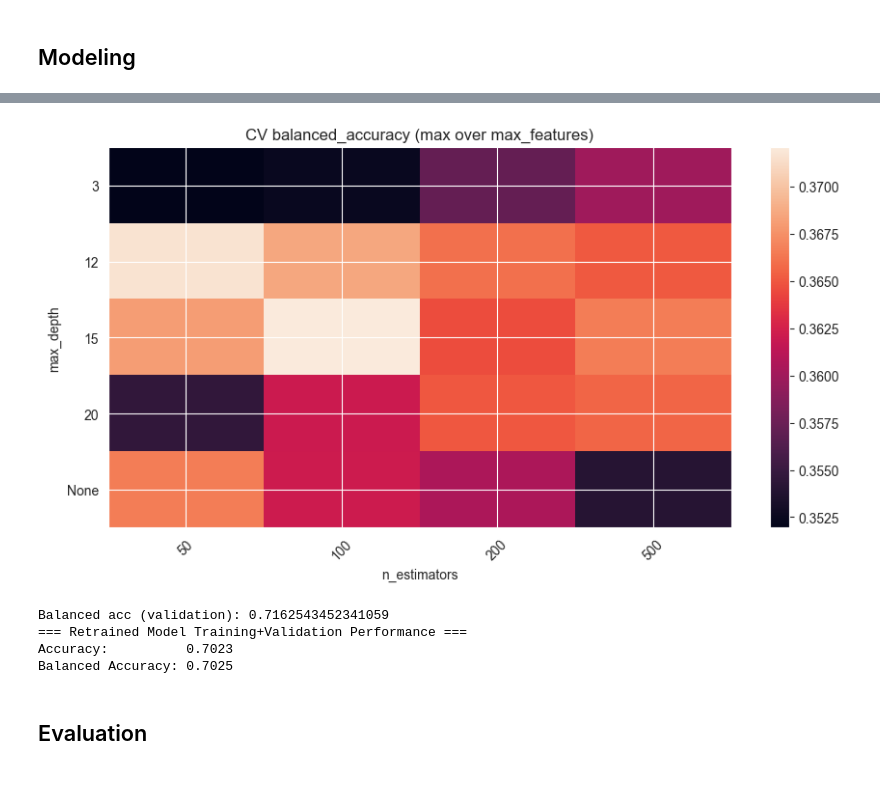
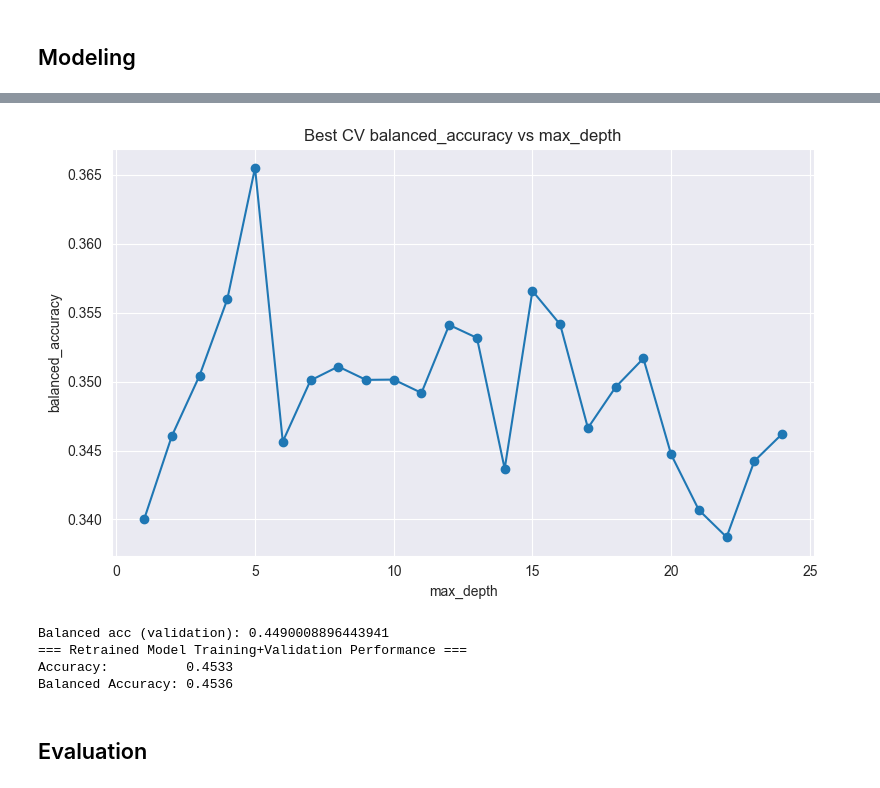
Before and after one commit to Bernhg4/businessintelligence_group043_a3, a Jupyter notebook: airline_delay_043.ipynb, the cells around one changed output, grey strips where cells are left out. Cells and saved outputs as stored; diff of their text form; code cells hidden in the pictures.

Commit message:
Changes to modelling, adding tasks 5b and 5c

```diff
--- a/airline_delay_043.ipynb
+++ b/airline_delay_043.ipynb
@@ -2449,9 +2449,9 @@ def train_and_finetune_model(x_training_set, x_validation_set, y_training_set, y
     ])
 
     param_grid = {
-        "model__n_estimators": [50, 100, 200, 500],
-        "model__max_depth": [3, 12, 15, 20, None],
-        "model__max_features": ["sqrt", "log2", 0.5],
+        #"model__n_estimators": [50, 100, 200, 500],
+        "model__max_depth": [i for i in range (1,25)] + [None],
+        #"model__max_features": ["sqrt", "log2", 0.5],
     }
 
     cv = StratifiedKFold(n_splits=5, shuffle=True, random_state=42)
@@ -2576,41 +2576,33 @@ Val balanced acc (training): 0.40553072581578126
-# %%
-import pandas as pd
-import matplotlib.pyplot as plt
-
-def plot_score_vs_depth(search):
-    df = pd.DataFrame(search.cv_results_).copy()
-    df["n_estimators"] = df["param_model__n_estimators"].astype(int)
-    df["max_depth"] = df["param_model__max_depth"].astype(str)
-    df["max_features"] = df["param_model__max_features"].astype(str)
-    df["score"] = df["mean_test_score"]
-
-    # take the BEST score for each (depth, n_estimators) over max_features
-    pivot = df.pivot_table(
-        index="max_depth",
-        columns="n_estimators",
-        values="score",
-        aggfunc="max"
-    )
-
-    # order depth rows
-    def depth_key(x):
-        return 999 if x == "None" else int(x)
-    pivot = pivot.reindex(sorted(pivot.index, key=depth_key))
-
-    plt.figure(figsize=(9,5))
-    plt.imshow(pivot.values, aspect="auto")
-    plt.xticks(range(len(pivot.columns)), pivot.columns, rotation=45)
-    plt.yticks(range(len(pivot.index)), pivot.index)
-    plt.xlabel("n_estimators")
-    plt.ylabel("max_depth")
-    plt.title(f"CV {search.scoring} (max over max_features)")
-    plt.colorbar()
-    plt.tight_layout()
-    plt.show()
-
-plot_score_vs_depth(search)
-# %% [output]
-[figure, removed]
+# %%
+df = pd.DataFrame(search.cv_results_).copy()
+
+# Clean up params
+df["max_depth"] = df["param_model__max_depth"]
+df["score"] = df["mean_test_score"]
+# Take BEST score per max_depth over all other hyperparams
+best_per_depth = (
+    df.groupby("max_depth")["score"]
+      .max()
+      .reset_index()
+)
+# Sort depths properly (None last)
+def depth_key(x):
+    return 999 if x is None else int(x)
+best_per_depth = best_per_depth.sort_values(
+    by="max_depth",
+    key=lambda s: s.map(depth_key)
+)
+# Plot
+plt.figure(figsize=(8,5))
+plt.plot(best_per_depth["max_depth"], best_per_depth["score"], marker="o")
+plt.xlabel("max_depth")
+plt.ylabel(search.scoring)
+plt.title(f"Best CV {search.scoring} vs max_depth")
+plt.grid(True)
+plt.tight_layout()
+plt.show()
+# %% [output]
+[figure, added]
 # %%
 #Selected Random Forest model with max_depth = 3:
 #- Achieves validation accuracy of 0.9985, nearly perfect.
@@ -2695,10 +2687,10 @@ retrain_documentation = [
 ]
 engine.insert(retrain_documentation, prefixes=prefixes)
 # %% [output]
-Balanced acc (validation): 0.7162543452341059
+Balanced acc (validation): 0.4490008896443941
 === Retrained Model Training+Validation Performance ===
-Accuracy:          0.7023
-Balanced Accuracy: 0.7025
+Accuracy:          0.4533
+Balanced Accuracy: 0.4536
 # %% [markdown]
 ## Evaluation
 # %%
```
Also changed, not shown: parts of 9 cells of this notebook.
